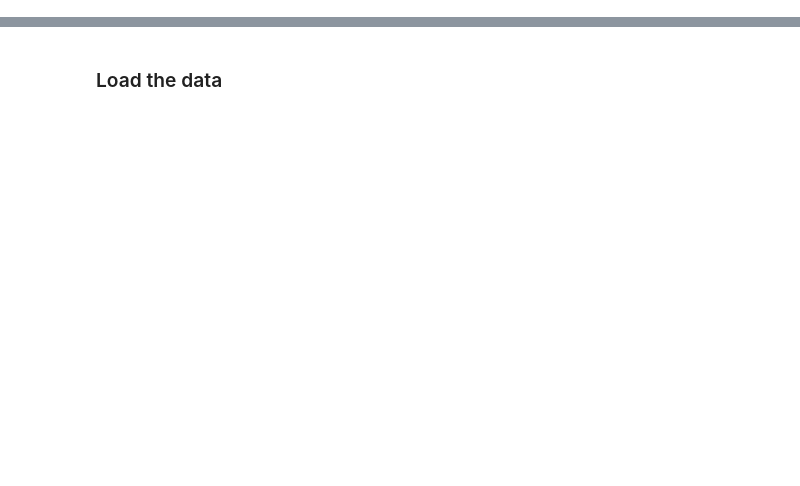
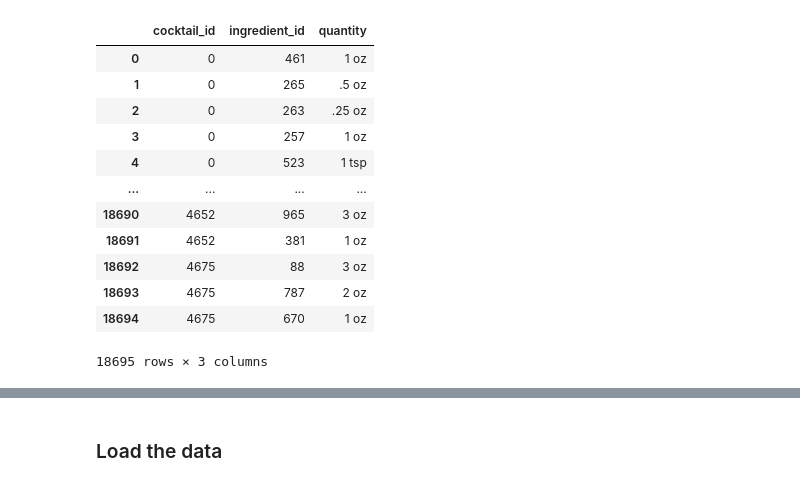
Before and after one commit to Lucien-Stephane-Ld/certification-project-DAFT410, a Jupyter notebook: ml_model.ipynb, the cells around one changed output, grey strips where cells are left out. Saved outputs shown, nothing was run; the diff lists cells and outputs as text; code cells hidden in the pictures; blank space fills up the shorter version.

```diff
--- a/ml_model.ipynb
+++ b/ml_model.ipynb
@@ -15,0 +49,22 @@ pd.set_option("display.max_colwidth", 500)
+# %%
+ctl_name = pd.read_csv('./CSVs/ctl_name_id.csv', sep=',', index_col=[0])
+ctl_ingredient_words = pd.read_csv('./CSVs/ingredient_table.csv', sep=',',index_col=[0])
+ctl_ing_id = pd.read_csv('./CSVs/cocktail_ingredient_table.csv', sep=',')
+# %%
+ctl_ing_id.drop(columns='typing.Literal[<no_default>]', inplace=True)
+# %%
+ctl_ing_id
+# %% [output]
+|  | cocktail_id | ingredient_id | quantity |
+| 0 | 0 | 461 | 1 oz |
+| 1 | 0 | 265 | .5 oz |
+| 2 | 0 | 263 | .25 oz |
+| 3 | 0 | 257 | 1 oz |
+| 4 | 0 | 523 | 1 tsp |
+| ... | ... | ... | ... |
+| 18690 | 4652 | 965 | 3 oz |
+| 18691 | 4652 | 381 | 1 oz |
+| 18692 | 4675 | 88 | 3 oz |
+| 18693 | 4675 | 787 | 2 oz |
+| 18694 | 4675 | 670 | 1 oz |
+18695 rows × 3 columns
```
Also changed, not shown: parts of 23 cells of this notebook, 13 other files.
